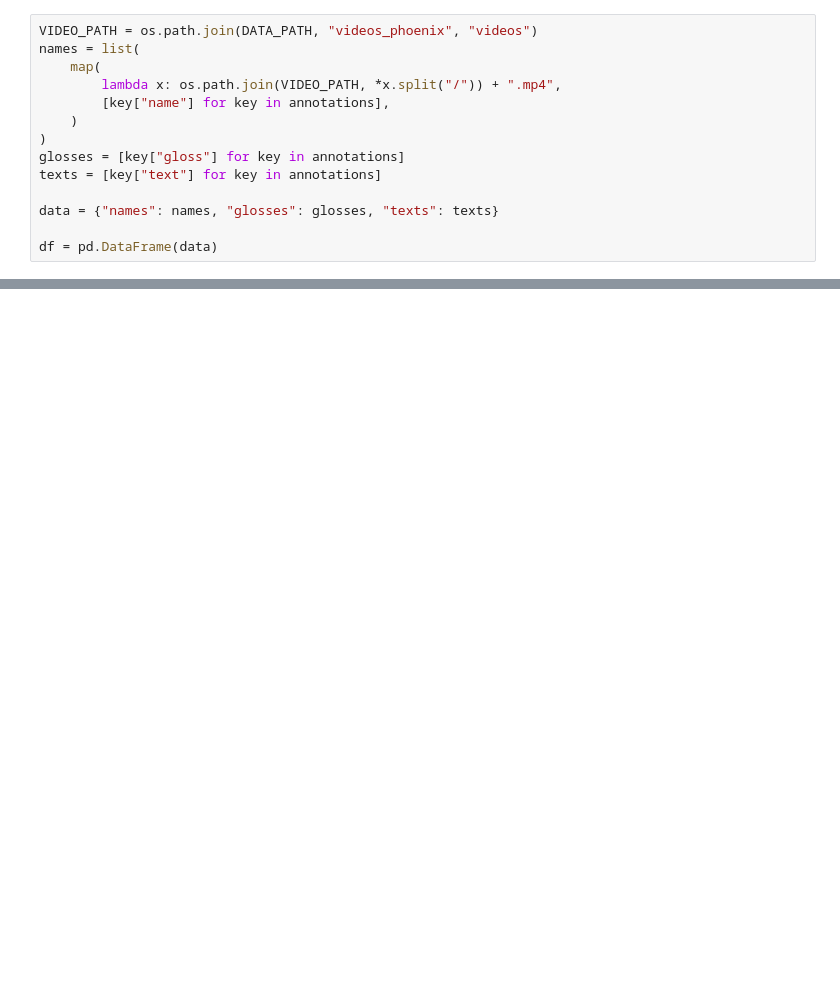
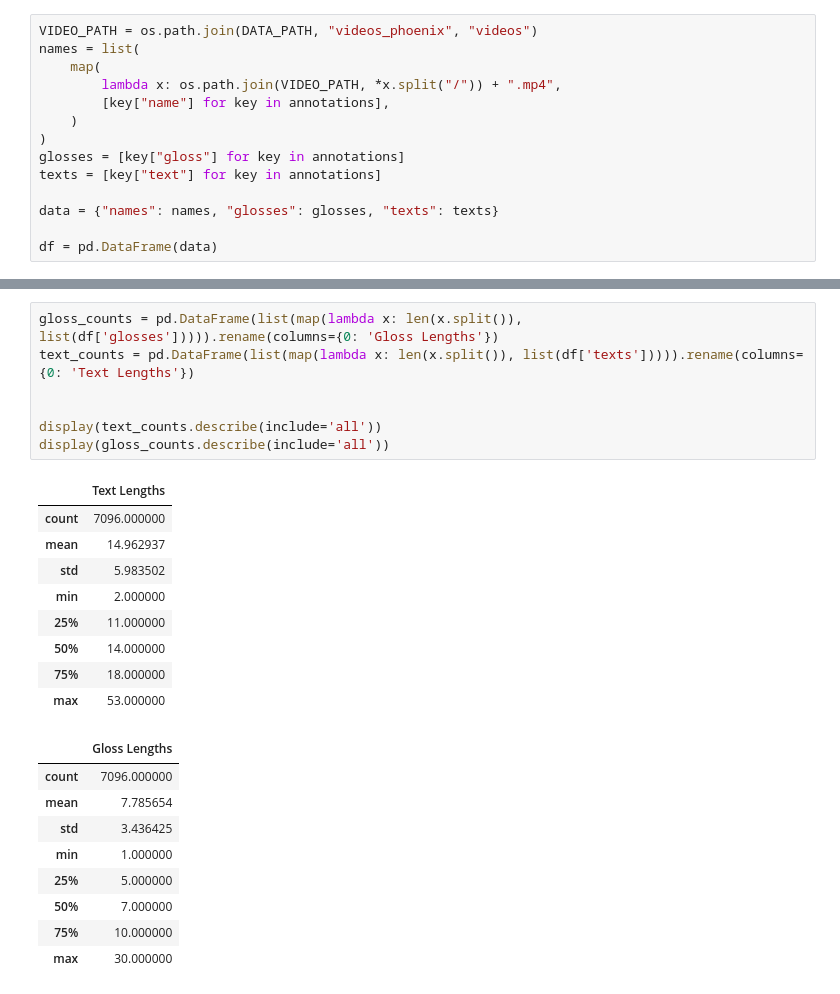
Before and after one commit to AlexPham0209/asl-cnn-transformer, a Jupyter notebook: asl_research/data/exploration.ipynb, the cells around one changed output, grey strips where cells are left out. Drawn from its saved outputs; the diff is of its cells as text; blank space fills up the shorter version.

```diff
--- a/asl_research/data/exploration.ipynb
+++ b/asl_research/data/exploration.ipynb
@@ -50,0 +72,26 @@ print(df.head(5))
+# %%
+gloss_counts = pd.DataFrame(list(map(lambda x: len(x.split()), list(df['glosses'])))).rename(columns={0: 'Gloss Lengths'})
+text_counts = pd.DataFrame(list(map(lambda x: len(x.split()), list(df['texts'])))).rename(columns={0: 'Text Lengths'})
+
+
+display(text_counts.describe(include='all'))
+display(gloss_counts.describe(include='all'))
+# %% [output]
+|  | Text Lengths |
+| count | 7096.000000 |
+| mean | 14.962937 |
+| std | 5.983502 |
+| min | 2.000000 |
+| 25% | 11.000000 |
+| 50% | 14.000000 |
+| 75% | 18.000000 |
+| max | 53.000000 |
+|  | Gloss Lengths |
+| count | 7096.000000 |
+| mean | 7.785654 |
+| std | 3.436425 |
+| min | 1.000000 |
+| 25% | 5.000000 |
+| 50% | 7.000000 |
+| 75% | 10.000000 |
+| max | 30.000000 |
```
Also changed, not shown: parts of 11 cells of this notebook, 3 other files.
